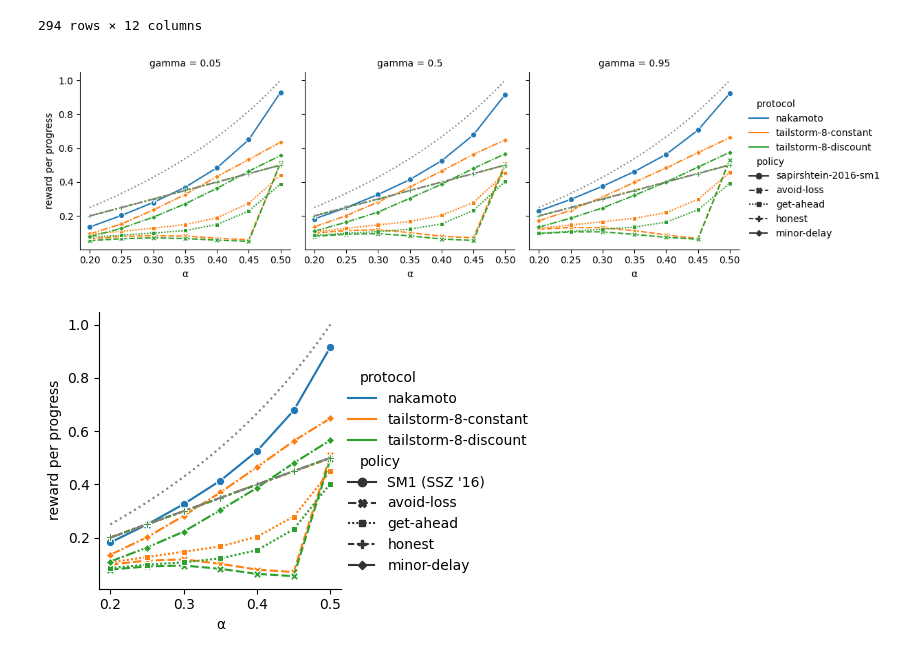
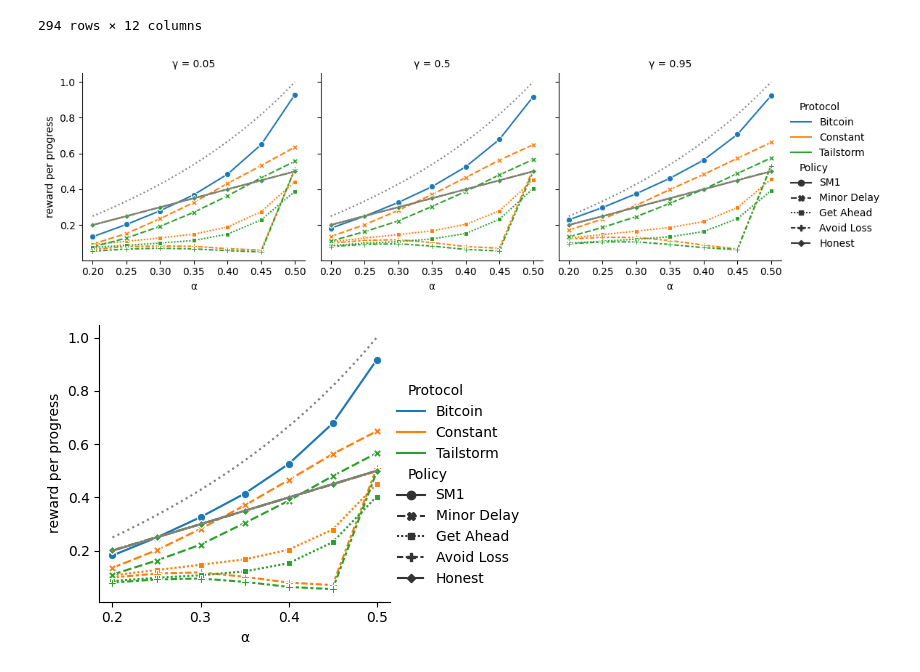
Before and after one commit to pkel/cpr, a Jupyter notebook: experiments/rl-eval/hard-coded-condensed.ipynb, the cells around one changed output. Saved outputs shown, nothing was run; the diff lists cells and outputs as text; code cells hidden in the pictures.

Commit message:
Tweak rl-eval plots

```diff
--- a/experiments/rl-eval/hard-coded-condensed.ipynb
+++ b/experiments/rl-eval/hard-coded-condensed.ipynb
@@ -134,58 +134,90 @@ points
 # %%
 subset = points.query('family != "bk"')
 subset = subset.query('family != "nakamoto" or policy == "sapirshtein-2016-sm1"')
+
+
+# Some renaming for the paper
+def humProtocol(x):
+    if x == "nakamoto":
+        return "Bitcoin"
+    if x == "tailstorm-8-discount":
+        return "Tailstorm"
+    if x == "tailstorm-8-constant":
+        return "Constant"
+    return x
+
+
+def humPolicy(x):
+    if x == "sapirshtein-2016-sm1":
+        return "SM1"
+        return "SM1 (SSZ '16)"
+    if x == "avoid-loss":
+        return "Avoid Loss"
+    if x == "get-ahead":
+        return "Get Ahead"
+    if x == "minor-delay":
+        return "Minor Delay"
+    if x == "honest":
+        return "Honest"
+    return x
+
+
+subset["Protocol"] = subset.protocol.map(humProtocol)
+subset.Protocol = pd.Categorical(
+    subset.Protocol, categories=["Bitcoin", "Constant", "Tailstorm"]
+)
+subset["Policy"] = subset.policy.map(humPolicy)
+subset.Policy = pd.Categorical(
+    subset.Policy,
+    categories=["SM1", "Minor Delay", "Get Ahead", "Avoid Loss", "Honest"],
+)
+subset["γ"] = subset.gamma
+subset["α"] = subset.alpha
+
 fig = sns.relplot(
     kind="line",
     data=subset,
     y="rpp_mean",
-    x="alpha",
-    col="gamma",
-    hue="protocol",
-    style="policy",
+    x="α",
+    col="γ",
+    hue="Protocol",
+    style="Policy",
     markers=True,
     height=3.5,
     aspect=1,
 )
-fig.set(ylabel="reward per progress", xlabel="α")
+fig.set(ylabel="reward per progress")
 for ax in fig.axes.flatten():
     alpha = np.linspace(min(points.alpha), max(points.alpha), 20)
-    ax.plot(alpha, alpha, linestyle="dashdot", color="gray")
+    ax.plot(alpha, alpha, linestyle="solid", color="gray")
     ax.plot(alpha, alpha / (1 - alpha), linestyle="dotted", color="gray")
 
 
 fig.savefig(
     "reward_per_progress_hard_coded.png",
     dpi=600,
     bbox_inches="tight",
     transparent=True,
     pad_inches=0,
 )
 # %% [output]
-[figure, old version]
+[figure, new version]
 # %%
-subset = points.query('family != "bk"')
-subset = subset.query('family != "nakamoto" or policy == "sapirshtein-2016-sm1"')
-subset = subset.query("gamma == 0.5")
-subset = subset.assign(
-    policy=subset.policy.map(
-        lambda x: "SM1 (SSZ '16)" if x == "sapirshtein-2016-sm1" else x
-    )
-)
 fig = sns.relplot(
     kind="line",
-    data=subset,
+    data=subset.query("gamma == 0.5"),
     y="rpp_mean",
-    x="alpha",
-    hue="protocol",
-    style="policy",
+    x="α",
+    hue="Protocol",
+    style="Policy",
     markers=True,
     height=3.5,
-    aspect=1,
+    aspect=1.1,
 )
-fig.set(ylabel="reward per progress", xlabel="α")
+fig.set(ylabel="reward per progress")
 for ax in fig.axes.flatten():
     alpha = np.linspace(min(points.alpha), max(points.alpha), 20)
-    ax.plot(alpha, alpha, linestyle="dashdot", color="gray")
+    ax.plot(alpha, alpha, linestyle="solid", color="gray")
     ax.plot(alpha, alpha / (1 - alpha), linestyle="dotted", color="gray")
 
 
@@ -197,4 +229,4 @@ fig.savefig(
     pad_inches=0,
 )
 # %% [output]
-[figure, old version]
+[figure, new version]
```
Also changed, not shown: parts of 2 cells of this notebook, 1 other file.
